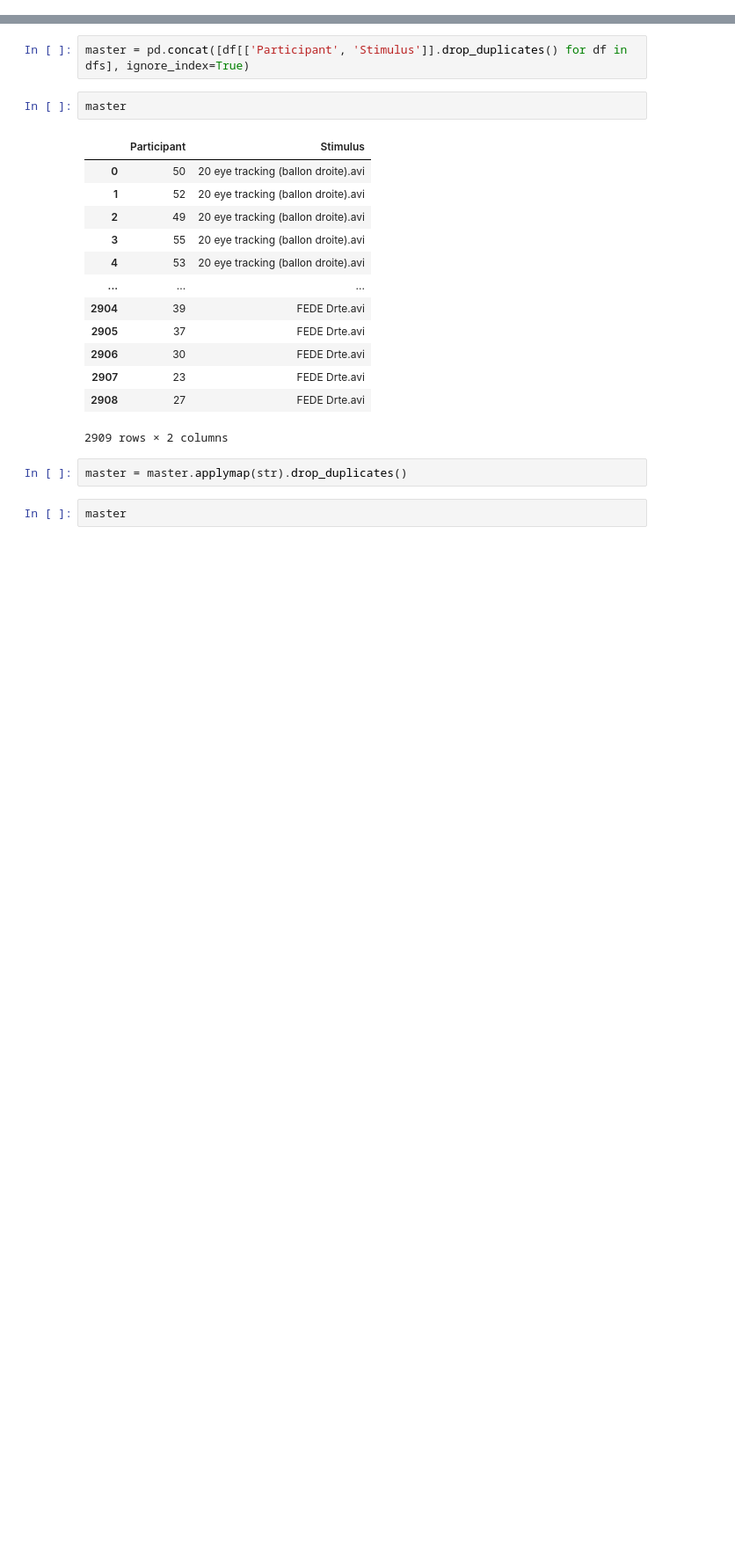
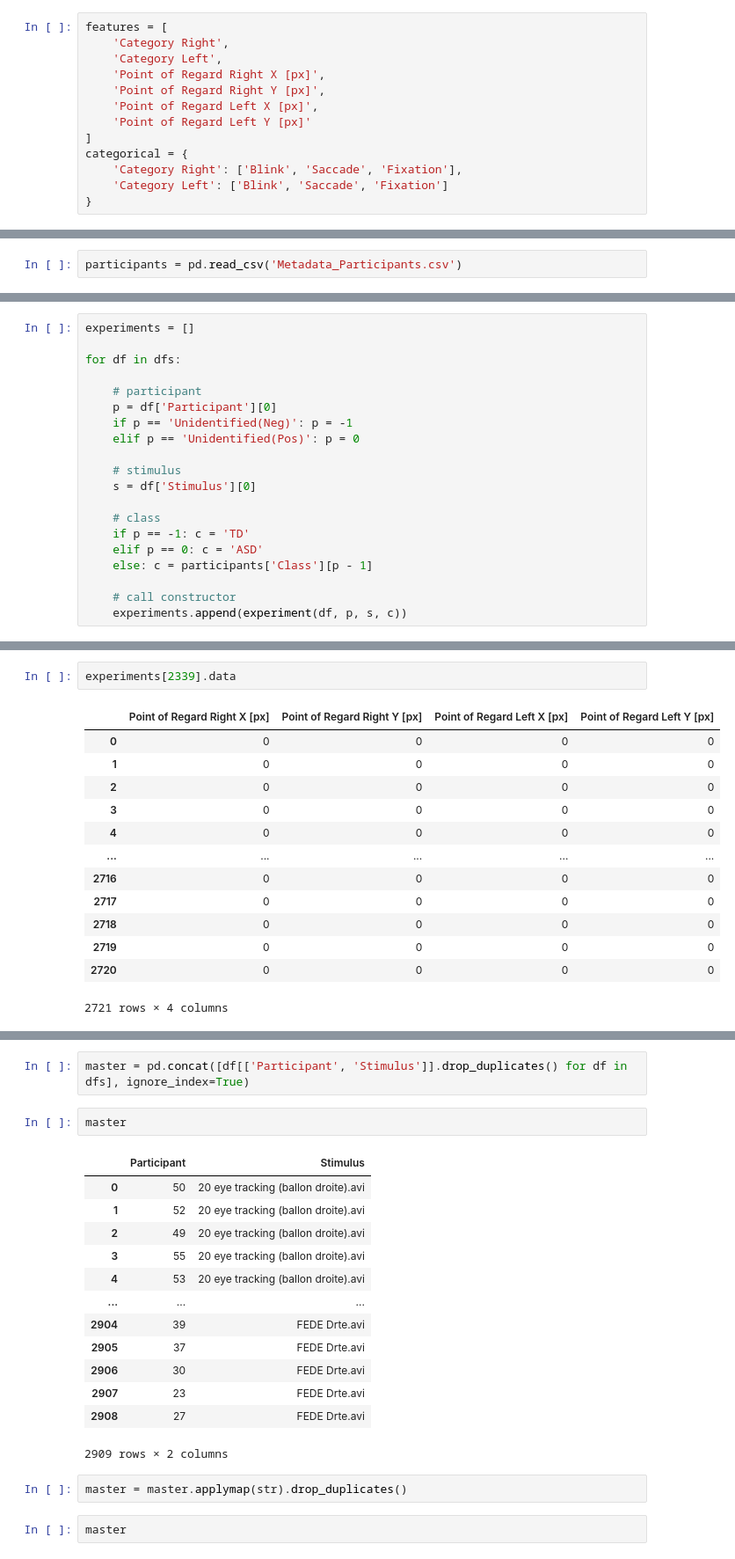
Before and after one commit to mYstoRi/eye-track-exp, a Jupyter notebook: inspect.ipynb, the cells around one changed output, grey strips where cells are left out. Shown at 88% size. Saved outputs shown, nothing was run; the diff lists cells and outputs as text; blank space fills up the shorter version.

```diff
--- a/inspect.ipynb
+++ b/inspect.ipynb
@@ -3,0 +9,13 @@ import os
+# %%
+features = [
+    'Category Right',
+    'Category Left',
+    'Point of Regard Right X [px]',
+    'Point of Regard Right Y [px]',
+    'Point of Regard Left X [px]',
+    'Point of Regard Left Y [px]'
+]
+categorical = {
+    'Category Right': ['Blink', 'Saccade', 'Fixation'],
+    'Category Left': ['Blink', 'Saccade', 'Fixation']
+}
@@ -68,0 +94,2 @@ len(chopped)
+# %%
+participants = pd.read_csv('Metadata_Participants.csv')
@@ -68,0 +138,20 @@ len(chopped)
+# %%
+experiments = []
+
+for df in dfs:
+
+    # participant
+    p = df['Participant'][0]
+    if p == 'Unidentified(Neg)': p = -1
+    elif p == 'Unidentified(Pos)': p = 0
+
+    # stimulus
+    s = df['Stimulus'][0]
+
+    # class
+    if p == -1: c = 'TD'
+    elif p == 0: c = 'ASD'
+    else: c = participants['Class'][p - 1]
+
+    # call constructor
+    experiments.append(experiment(df, p, s, c))
@@ -68,0 +167,16 @@ len(chopped)
+# %%
+experiments[2339].data
+# %% [output]
+|  | Point of Regard Right X [px] | Point of Regard Right Y [px] | Point of Regard Left X [px] | Point of Regard Left Y [px] |
+| 0 | 0 | 0 | 0 | 0 |
+| 1 | 0 | 0 | 0 | 0 |
+| 2 | 0 | 0 | 0 | 0 |
+| 3 | 0 | 0 | 0 | 0 |
+| 4 | 0 | 0 | 0 | 0 |
+| ... | ... | ... | ... | ... |
+| 2716 | 0 | 0 | 0 | 0 |
+| 2717 | 0 | 0 | 0 | 0 |
+| 2718 | 0 | 0 | 0 | 0 |
+| 2719 | 0 | 0 | 0 | 0 |
+| 2720 | 0 | 0 | 0 | 0 |
+2721 rows × 4 columns
```
Also changed, not shown: parts of 14 cells of this notebook, 2 other files.
